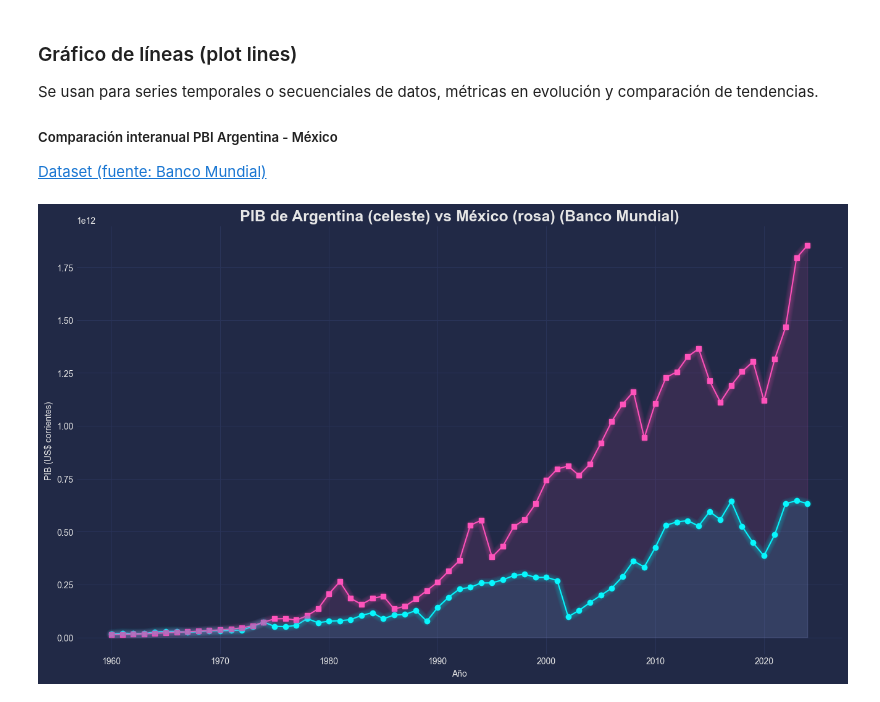
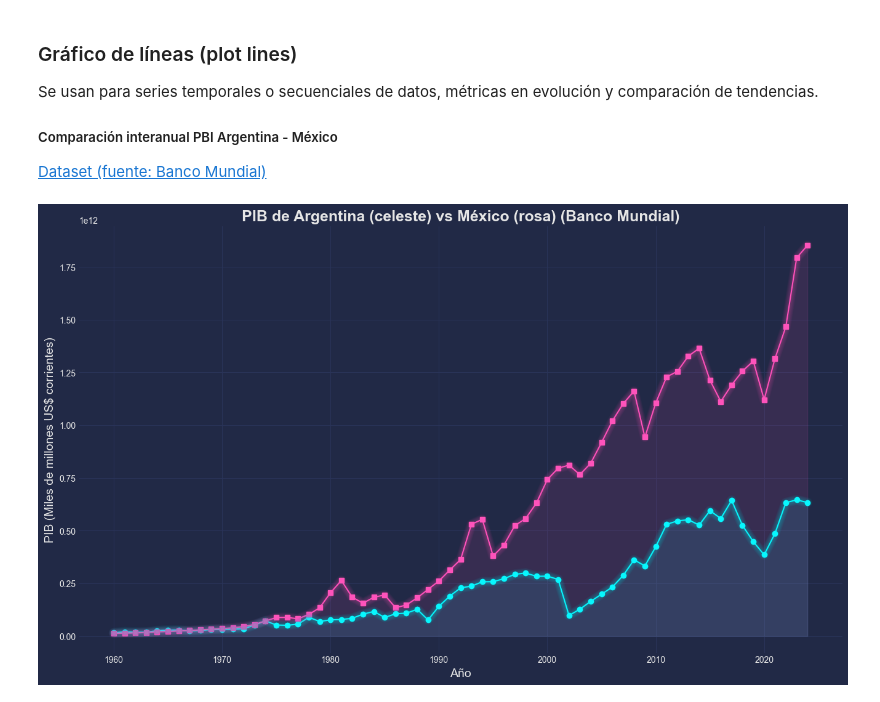
Before and after one commit to julioavantt/teacher_data_science_matplotlib_seaborn, a Jupyter notebook: 1-matplotlib/2-plot_lines.ipynb, the cells around one changed output. Saved outputs shown, nothing was run; the diff lists cells and outputs as text; code cells hidden in the pictures.

```diff
--- a/1-matplotlib/2-plot_lines.ipynb
+++ b/1-matplotlib/2-plot_lines.ipynb
@@ -7,34 +7,34 @@ Se usan para series temporales o secuenciales de datos, métricas en evolución
 # %%
 import pandas as pd
 import matplotlib.pyplot as plt
 import mplcyberpunk
 
-# Dataframe
+#! Dataframe
 exclude_cols = ['Country Name', 'Indicator Name', 'Indicator Code']
 df = pd.read_csv('data/pbi_world_bank.csv', usecols=lambda col: col not in exclude_cols, skiprows=4)
 df = df[df["Country Code"].isin(["ARG", "MEX"])]
 
 df_apilado = df.set_index('Country Code').stack().reset_index()
 df_apilado.columns = ['Country Code', 'Year', 'Value']
 df_apilado['Year'] = pd.to_numeric(df_apilado['Year'])
 df_apilado['Value'] = pd.to_numeric(df_apilado['Value'], errors='coerce')
 
 arg = df_apilado[df_apilado['Country Code'] == 'ARG']
 mex = df_apilado[df_apilado['Country Code'] == 'MEX']
 
 plt.figure(figsize=(16, 9))
 
-plt.style.use("cyberpunk") # Template
+plt.style.use("cyberpunk") #! Template
 
 plt.plot(arg['Year'], arg['Value'], marker='o')
 plt.plot(mex['Year'], mex['Value'], marker='s')
 
-mplcyberpunk.add_glow_effects() # Efecto de brillo
+mplcyberpunk.add_glow_effects() #! Efecto de brillo
 
 plt.title("PIB de Argentina (celeste) vs México (rosa) (Banco Mundial)", fontsize=18, weight='bold')
-plt.xlabel("Año")
-plt.ylabel("PIB (US$ corrientes)")
+plt.xlabel("Año", fontsize=14)
+plt.ylabel("PIB (Miles de millones US$ corrientes)", fontsize=14)
 
 plt.show()
 # %% [output]
-[figure, old version]
+[figure, new version]
```
Also changed, not shown: 7 other files.
